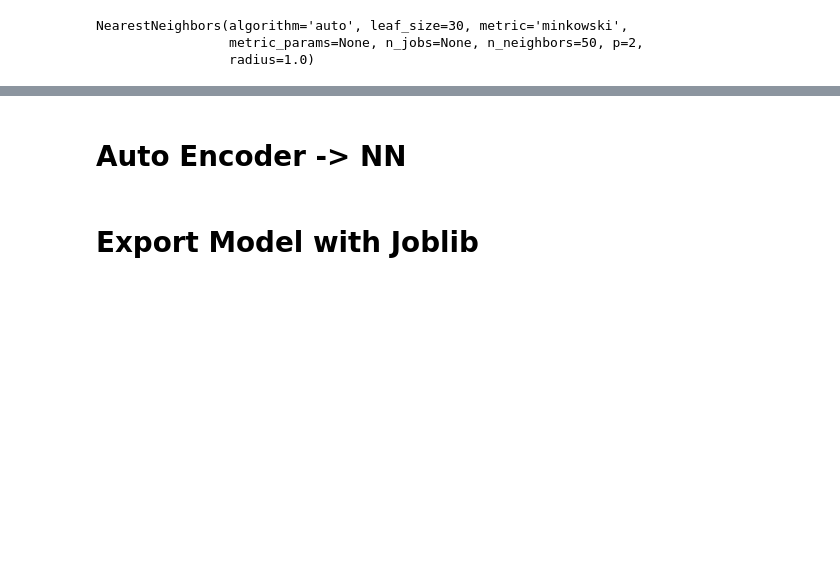
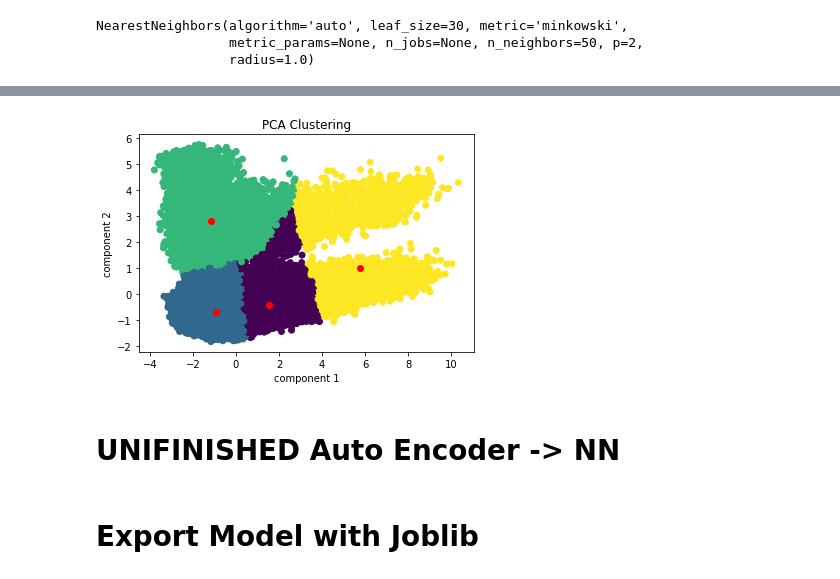
Before and after one commit to Build-Week-Spotify-Song-Suggester-5/Data-Science, a Jupyter notebook: Baseline_Nearest_Neighbors_PCA.ipynb, the cells around one changed output, grey strips where cells are left out. Drawn from its saved outputs; the diff is of its cells as text; code cells hidden in the pictures; blank space fills up the shorter version.

Commit message:
PCA clustering done

```diff
--- a/Baseline_Nearest_Neighbors_PCA.ipynb
+++ b/Baseline_Nearest_Neighbors_PCA.ipynb
@@ -350,0 +371,16 @@ NearestNeighbors(algorithm='auto', leaf_size=30, metric='minkowski',
+# %%
+graph_copy = graph_data.copy()
+# %%
+graph_copy_df = pd.DataFrame({'PC1': graph_copy[:,0], 'Component 2' : graph_copy[:,1]})
+# %%
+from sklearn.cluster import KMeans
+kmeans = KMeans(n_clusters = 4)
+X = np.array(graph_copy_df)
+kmeans.fit(X)
+clusters = kmeans.predict(X)
+# %%
+graph_copy_df['clusters'] = pd.Series(clusters).values
+graph_copy_df['clusters'].value_counts()
+
+centers = kmeans.cluster_centers_
+graph_copy_df.head()
@@ -351,3 +394,16 @@ NearestNeighbors(algorithm='auto', leaf_size=30, metric='minkowski',
+# %%
+plt.title('PCA Clustering')
+plt.xlabel('component 1')
+plt.ylabel('component 2')
+plt.scatter(X[:,0], X[:,1], c=clusters) # auto assign colors to label to differentiate
+plt.scatter(centers[:,0], centers[:,1], c='red')
+plt.show()
+
+
+f = pcachart.get_figure()
+f.savefig("pcaclusterchart.jpg")
+# %% [output]
+[figure, added]
 # %%
 # refactor later if have time
 # from sklearn.pipeline import make_pipeline
@@ -357,7 +413,7 @@ NearestNeighbors(algorithm='auto', leaf_size=30, metric='minkowski',
 
 # pipeline.fit(X)
 # %% [markdown]
-# Auto Encoder -> NN
+# UNIFINISHED Auto Encoder -> NN
 # %%
 # from keras.models import Model
 # %%
```
Also changed, not shown: parts of 13 cells of this notebook, 2 other files.
